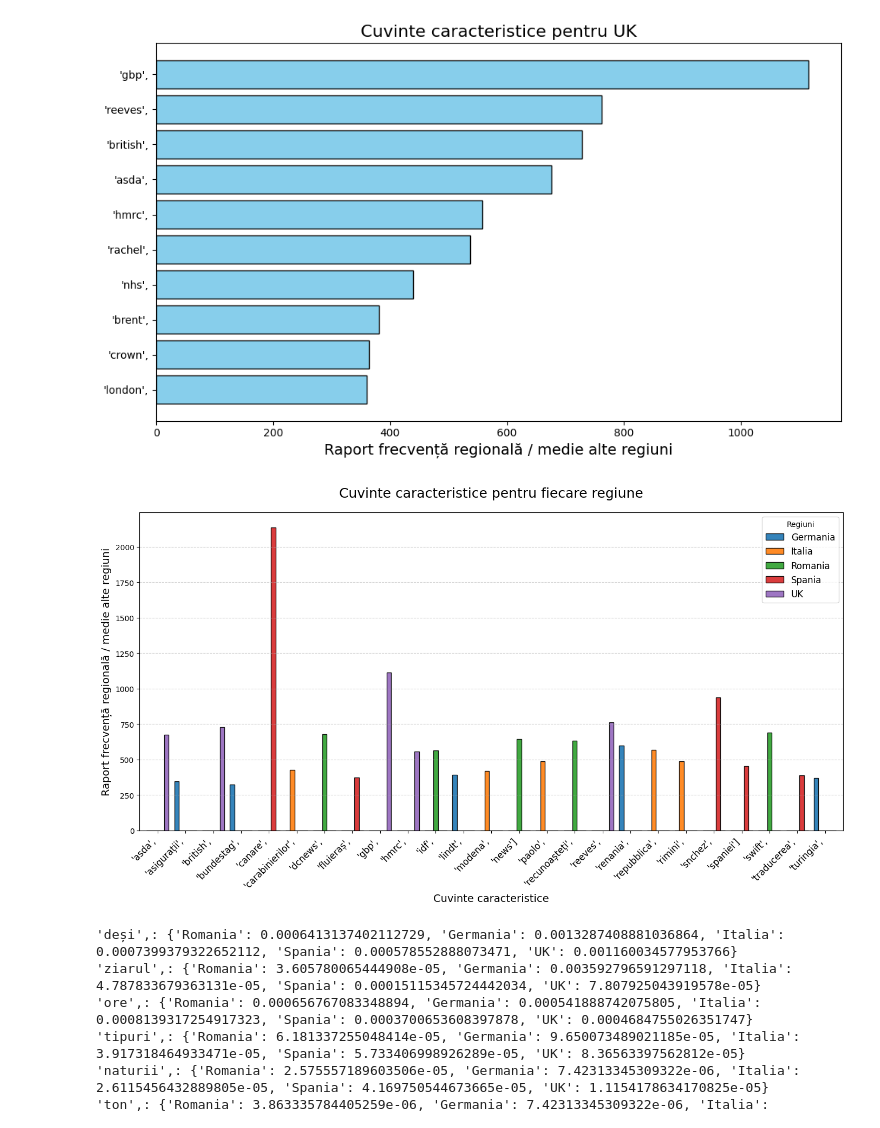
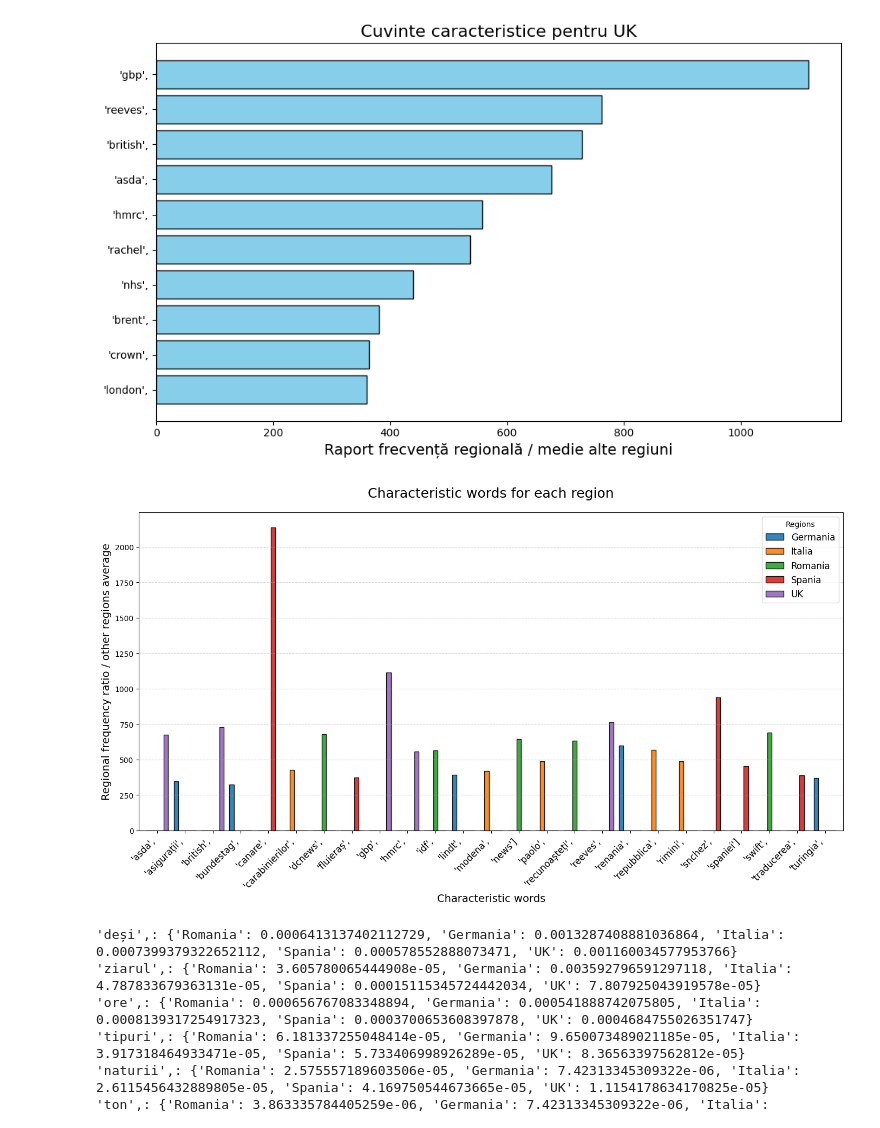
Before and after one commit to mariamedeea/Romanian-in-Different-Regions, a Jupyter notebook: NLP_Pipeline.ipynb, the cells around one changed output. Saved outputs shown, nothing was run; the diff lists cells and outputs as text; code cells hidden in the pictures.

```diff
--- a/NLP_Pipeline.ipynb
+++ b/NLP_Pipeline.ipynb
@@ -130,7 +130,8 @@ import nltk
 nltk.download('punkt')
 nltk.download('stopwords')
 
-stop_words = set(stopwords.words('romanian'))
+stop_words = set(stopwords.words('romanian') +  ['și', 'sau', 'este', 'fi',"clic", "evalua", "dcnews", "urmariti", "ziar", "postare", "citiți", "urmăriți","marea","britanie","roman","român","româncă","germania","româniei","românesc","românia","români","românești","continuați","ziarul","italia","spania","spaniei"])
+
 
 def clean_text(text):
     text = re.sub(r'\s+', ' ', text)
@@ -299,38 +300,38 @@ plot_characteristic_words(characteristic_words, 'UK')
 # %%
 import matplotlib.pyplot as plt
 import pandas as pd
 
 def plot_all_regions(characteristic_words):
     data = []
     for region, words in characteristic_words.items():
         for word, ratio in words.items():
             data.append({'Region': region, 'Word': word, 'Ratio': ratio})
     df_plot = pd.DataFrame(data)
 
     top_words = (
         df_plot.groupby('Region')
         .apply(lambda x: x.nlargest(5, 'Ratio'))
         .reset_index(drop=True)
     )
 
     pivot_data = top_words.pivot(index='Word', columns='Region', values='Ratio').fillna(0)
 
     pivot_data.plot(kind='bar', figsize=(14, 8), width=0.8, alpha=0.9, edgecolor='black')
 
-    plt.title("Cuvinte caracteristice pentru fiecare regiune", fontsize=18, pad=20)
-    plt.xlabel("Cuvinte caracteristice", fontsize=14)
-    plt.ylabel("Raport frecvență regională / medie alte regiuni", fontsize=14)
+    plt.title("Characteristic words for each region", fontsize=18, pad=20)
+    plt.xlabel("Characteristic words", fontsize=14)
+    plt.ylabel("Regional frequency ratio / other regions average", fontsize=14)
     plt.xticks(rotation=45, ha='right', fontsize=12)
-    plt.legend(title="Regiuni", fontsize=12)
+    plt.legend(title="Regions", fontsize=12)
     plt.grid(axis='y', linestyle='--', alpha=0.6)
     plt.tight_layout()
     plt.show()
 
 region_word_counts = calculate_word_frequencies(df)
 characteristic_words = detect_characteristic_words(region_word_counts)
 plot_all_regions(characteristic_words)
 # %% [output]
-[figure, old version]
+[figure, new version]
 # %%
 common_words = set.intersection(*[set(region.keys()) for region in region_word_counts.values()])
 
```
Also changed, not shown: parts of 4 cells of this notebook.
